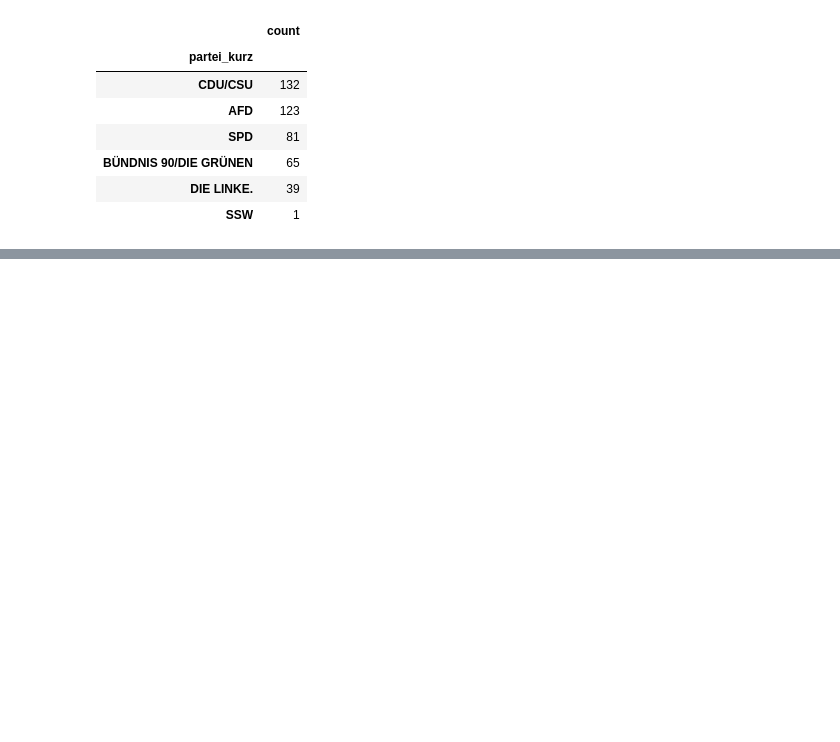
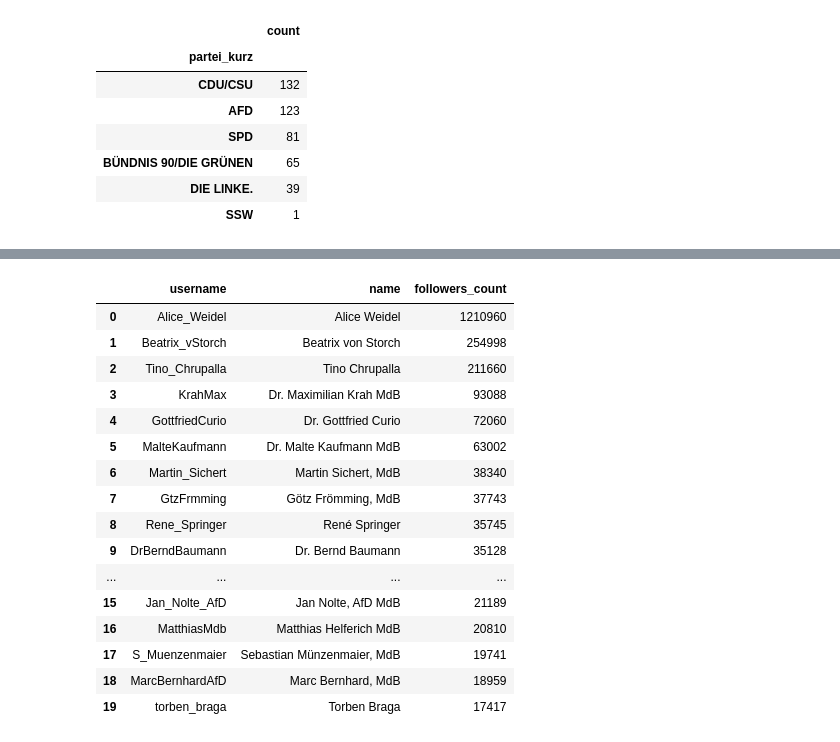
Before and after one commit to ffikowski/xminer, a Jupyter notebook: notebooks/follower_individual_politicians.ipynb, the cells around one changed output, grey strips where cells are left out. Cells and saved outputs as stored; diff of their text form; code cells hidden in the pictures; blank space fills up the shorter version.

```diff
--- a/notebooks/follower_individual_politicians.ipynb
+++ b/notebooks/follower_individual_politicians.ipynb
@@ -421,3 +421,23 @@ plot_party_hbar(
+# %%
+df_profiles[df_profiles["partei_kurz"]=="AFD"][["username", "name", "followers_count"]].head(20)
+# %% [output]
+|  | username | name | followers_count |
+| 0 | Alice_Weidel | Alice Weidel | 1210960 |
+| 1 | Beatrix_vStorch | Beatrix von Storch | 254998 |
+| 2 | Tino_Chrupalla | Tino Chrupalla | 211660 |
+| 3 | KrahMax | Dr. Maximilian Krah MdB | 93088 |
+| 4 | GottfriedCurio | Dr. Gottfried Curio | 72060 |
+| 5 | MalteKaufmann | Dr. Malte Kaufmann MdB | 63002 |
+| 6 | Martin_Sichert | Martin Sichert, MdB | 38340 |
+| 7 | GtzFrmming | Götz Frömming, MdB | 37743 |
+| 8 | Rene_Springer | René Springer | 35745 |
+| 9 | DrBerndBaumann | Dr. Bernd Baumann | 35128 |
+| ... | ... | ... | ... |
+| 15 | Jan_Nolte_AfD | Jan Nolte, AfD MdB | 21189 |
+| 16 | MatthiasMdb | Matthias Helferich MdB | 20810 |
+| 17 | S_Muenzenmaier | Sebastian Münzenmaier, MdB | 19741 |
+| 18 | MarcBernhardAfD | Marc Bernhard, MdB | 18959 |
+| 19 | torben_braga | Torben Braga | 17417 |
 # %%
 plot_party_hbar(
     df_profiles[df_profiles["partei_kurz"]=="AFD"],
```
Also changed, not shown: parts of 17 cells of this notebook, 3 other files.
